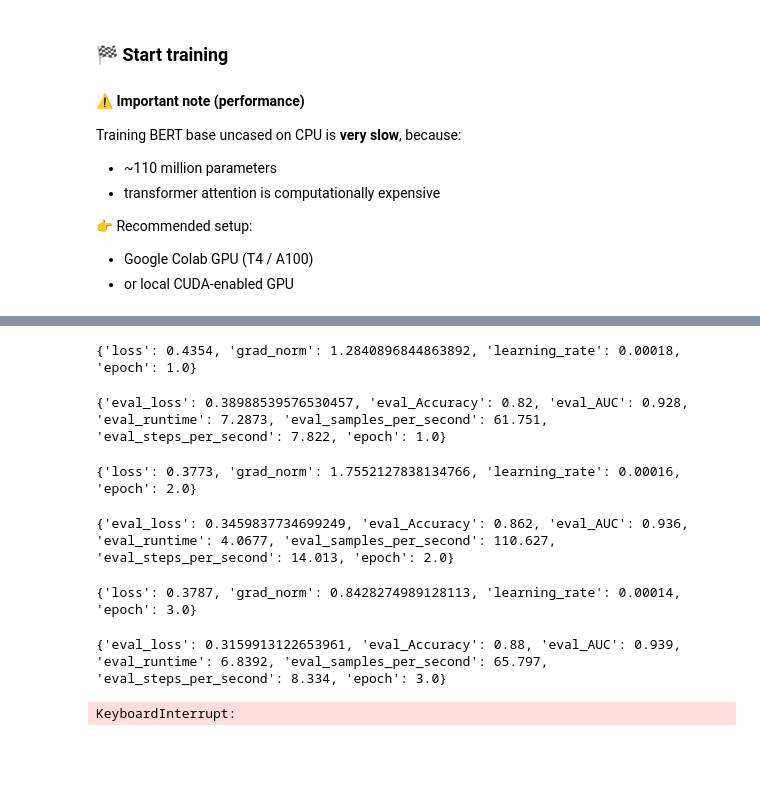
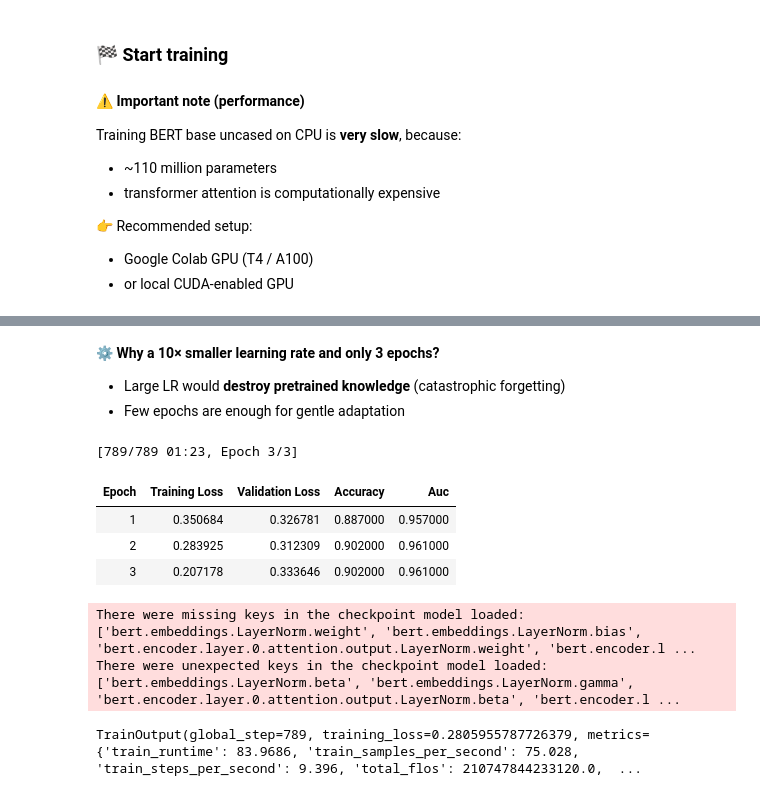
Before and after one commit to Maxstef/data-loves-ml-for-people-course, a Jupyter notebook: notebooks/4_1_nlp_intro/0_7_bert_finetune_classification.ipynb, the cells around one changed output, grey strips where cells are left out. Saved outputs shown, nothing was run; the diff lists cells and outputs as text; code cells hidden in the pictures; blank space fills up the shorter version.

```diff
--- a/notebooks/4_1_nlp_intro/0_7_bert_finetune_classification.ipynb
+++ b/notebooks/4_1_nlp_intro/0_7_bert_finetune_classification.ipynb
@@ -484,21 +654,38 @@ CUDA not availabel. Use CPU.
+# %%
+# new training arguments
+training_args_stage2 = TrainingArguments(
+    output_dir="bert-phishing-classifier-stage2",
+    learning_rate=2e-5,          # 10x smaller
+    per_device_train_batch_size=8,
+    per_device_eval_batch_size=8,
+    num_train_epochs=3,          # few epochs only
+    logging_strategy="epoch",
+    eval_strategy="epoch",
+    save_strategy="epoch",
+    load_best_model_at_end=True,
+)
+# %% [markdown]
+**⚙️ Why a 10× smaller learning rate and only 3 epochs?**
+* Large LR would **destroy pretrained knowledge** (catastrophic forgetting)
+* Few epochs are enough for gentle adaptation
 # %%
-%%time
 trainer = Trainer(
-    model=model,
-    args=training_args,
+    model=model,  # already trained model
+    args=training_args_stage2,
     train_dataset=tokenized_data["train"],
     eval_dataset=tokenized_data["validation"],
-    tokenizer=tokenizer,
+    processing_class=tokenizer,
     data_collator=data_collator,
     compute_metrics=compute_metrics,
 )
 
 trainer.train()
 # %% [output]
-{'loss': 0.4354, 'grad_norm': 1.2840896844863892, 'learning_rate': 0.00018, 'epoch': 1.0}
+[789/789 01:23, Epoch 3/3]
+| Epoch | Training Loss | Validation Loss | Accuracy | Auc |
+| 1 | 0.350684 | 0.326781 | 0.887000 | 0.957000 |
+| 2 | 0.283925 | 0.312309 | 0.902000 | 0.961000 |
+| 3 | 0.207178 | 0.333646 | 0.902000 | 0.961000 |
-{'eval_loss': 0.38988539576530457, 'eval_Accuracy': 0.82, 'eval_AUC': 0.928, 'eval_runtime': 7.2873, 'eval_samples_per_second': 61.751, 'eval_steps_per_second': 7.822, 'epoch': 1.0}
+There were missing keys in the checkpoint model loaded: ['bert.embeddings.LayerNorm.weight', 'bert.embeddings.LayerNorm.bias', 'bert.encoder.layer.0.attention.output.LayerNorm.weight', 'bert.encoder.l ...
+There were unexpected keys in the checkpoint model loaded: ['bert.embeddings.LayerNorm.beta', 'bert.embeddings.LayerNorm.gamma', 'bert.encoder.layer.0.attention.output.LayerNorm.beta', 'bert.encoder.l ...
-{'loss': 0.3773, 'grad_norm': 1.7552127838134766, 'learning_rate': 0.00016, 'epoch': 2.0}
+TrainOutput(global_step=789, training_loss=0.2805955787726379, metrics={'train_runtime': 83.9686, 'train_samples_per_second': 75.028, 'train_steps_per_second': 9.396, 'total_flos': 210747844233120.0,  ...
-{'eval_loss': 0.3459837734699249, 'eval_Accuracy': 0.862, 'eval_AUC': 0.936, 'eval_runtime': 4.0677, 'eval_samples_per_second': 110.627, 'eval_steps_per_second': 14.013, 'epoch': 2.0}
-{'loss': 0.3787, 'grad_norm': 0.8428274989128113, 'learning_rate': 0.00014, 'epoch': 3.0}
-{'eval_loss': 0.3159913122653961, 'eval_Accuracy': 0.88, 'eval_AUC': 0.939, 'eval_runtime': 6.8392, 'eval_samples_per_second': 65.797, 'eval_steps_per_second': 8.334, 'epoch': 3.0}
-KeyboardInterrupt:
```
Also changed, not shown: parts of 26 cells of this notebook.
